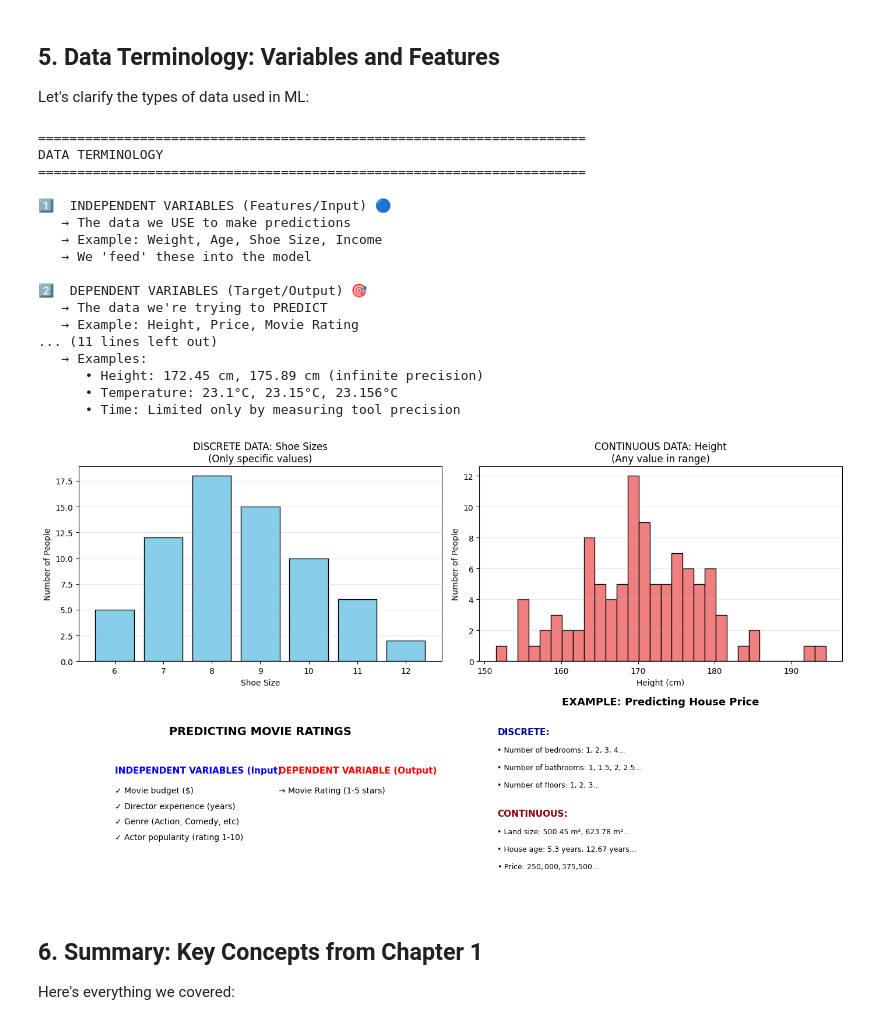
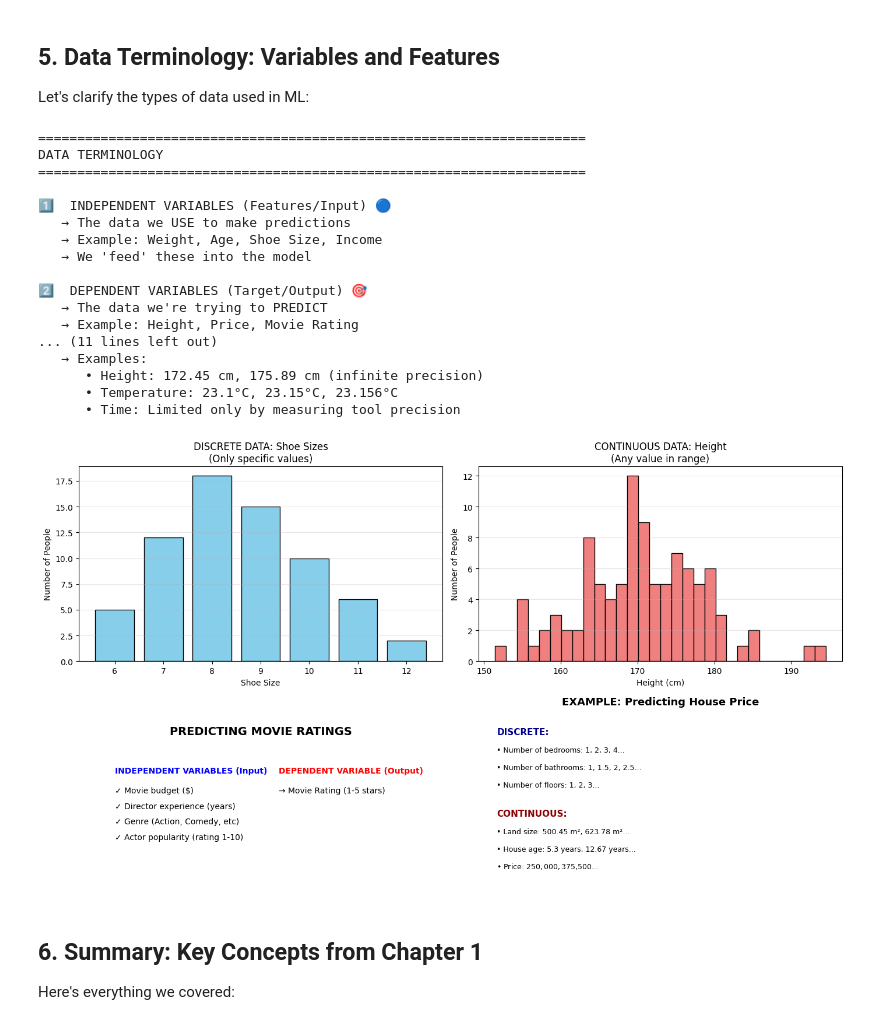
Before and after one commit to padmanabhan-r/Dump-Truck, a Jupyter notebook: sq-ml/sq-ml-ch1.ipynb, the cells around one changed output. Cells and saved outputs as stored; diff of their text form; code cells hidden in the pictures.

```diff
--- a/sq-ml/sq-ml-ch1.ipynb
+++ b/sq-ml/sq-ml-ch1.ipynb
@@ -323,13 +323,13 @@ ax2.grid(True, alpha=0.3, axis='y')
 ax3 = axes[1, 0]
 ax3.axis('off')
 ax3.text(0.5, 0.8, 'PREDICTING MOVIE RATINGS', ha='center', fontsize=14, weight='bold')
-ax3.text(0.1, 0.6, 'INDEPENDENT VARIABLES (Input)', fontsize=11, weight='bold', color='blue')
+ax3.text(0.1, 0.6, 'INDEPENDENT VARIABLES (Input)', fontsize=10, weight='bold', color='blue')
 ax3.text(0.1, 0.5, '✓ Movie budget ($)', fontsize=10)
 ax3.text(0.1, 0.42, '✓ Director experience (years)', fontsize=10)
 ax3.text(0.1, 0.34, '✓ Genre (Action, Comedy, etc)', fontsize=10)
 ax3.text(0.1, 0.26, '✓ Actor popularity (rating 1-10)', fontsize=10)
 
-ax3.text(0.55, 0.6, 'DEPENDENT VARIABLE (Output)', fontsize=11, weight='bold', color='red')
+ax3.text(0.55, 0.6, 'DEPENDENT VARIABLE (Output)', fontsize=10, weight='bold', color='red')
 ax3.text(0.55, 0.5, '→ Movie Rating (1-5 stars)', fontsize=10)
 
 # Data type examples
@@ -340,34 +340,34 @@ ax4.text(0.5, 0.95, 'EXAMPLE: Predicting House Price', ha='center', fontsize=13,
 ax4.text(0.05, 0.80, 'DISCRETE:', fontsize=11, weight='bold', color='darkblue')
 ax4.text(0.05, 0.71, '• Number of bedrooms: 1, 2, 3, 4...', fontsize=9)
 ax4.text(0.05, 0.62, '• Number of bathrooms: 1, 1.5, 2, 2.5...', fontsize=9)
 ax4.text(0.05, 0.53, '• Number of floors: 1, 2, 3...', fontsize=9)
 
 ax4.text(0.05, 0.38, 'CONTINUOUS:', fontsize=11, weight='bold', color='darkred')
 ax4.text(0.05, 0.29, '• Land size: 500.45 m², 623.78 m²...', fontsize=9)
 ax4.text(0.05, 0.20, '• House age: 5.3 years, 12.67 years...', fontsize=9)
 ax4.text(0.05, 0.11, '• Price: $250,000, $375,500...', fontsize=9)
 
 plt.tight_layout()
 plt.show()
 # %% [output]
 ======================================================================
 DATA TERMINOLOGY
 ======================================================================
 
 1️⃣  INDEPENDENT VARIABLES (Features/Input) 🔵
    → The data we USE to make predictions
    → Example: Weight, Age, Shoe Size, Income
    → We 'feed' these into the model
 
 2️⃣  DEPENDENT VARIABLES (Target/Output) 🎯
    → The data we're trying to PREDICT
    → Example: Height, Price, Movie Rating
 ... (11 lines left out)
    → Examples:
       • Height: 172.45 cm, 175.89 cm (infinite precision)
       • Temperature: 23.1°C, 23.15°C, 23.156°C
       • Time: Limited only by measuring tool precision
-[figure, old version]
+[figure, new version]
 # %% [markdown]
 ## 6. Summary: Key Concepts from Chapter 1
 
```
Also changed, not shown: parts of 2 cells of this notebook, 1 other file.
